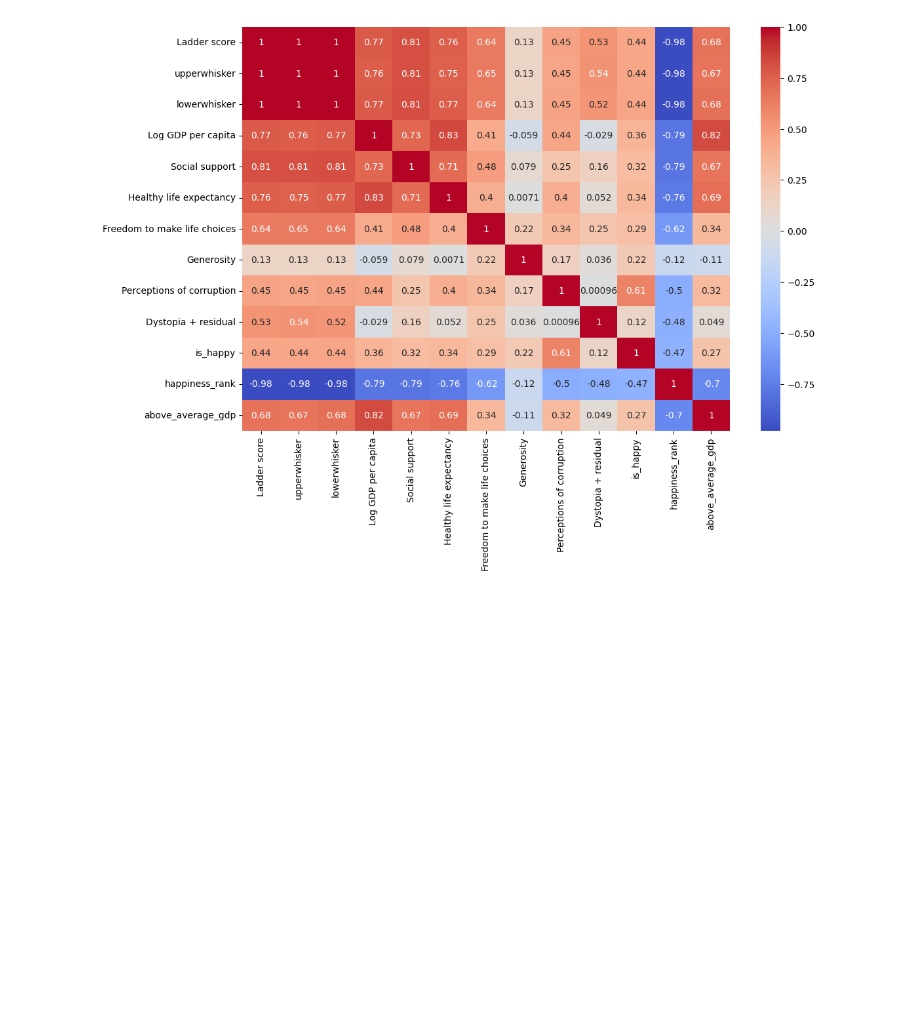
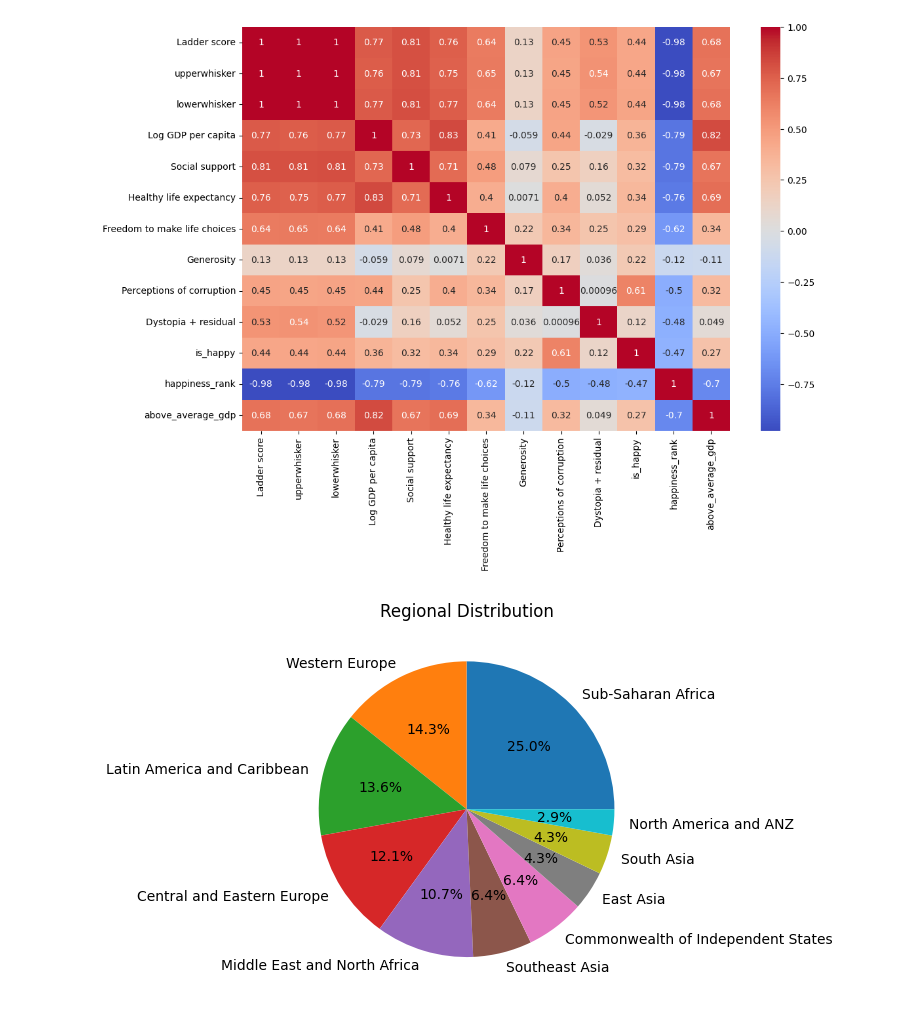
Before and after one commit to arjunhareeshs/EDA-task, a Jupyter notebook: task.ipynb, the cells around one changed output. Saved outputs shown, nothing was run; the diff lists cells and outputs as text; code cells hidden in the pictures; blank space fills up the shorter version.

```diff
--- a/task.ipynb
+++ b/task.ipynb
@@ -480,3 +480,10 @@ sns.heatmap(see,annot=True,cmap='coolwarm')
 plt.show()
 # %% [output]
 [figure]
+# %%
+region_counts = data['Regional indicator'].value_counts()
+plt.pie(region_counts, labels=region_counts.index, autopct='%1.1f%%')
+plt.title('Regional Distribution')
+plt.show()
+# %% [output]
+[figure, added]
```
Also changed, not shown: parts of 1 cell of this notebook.
